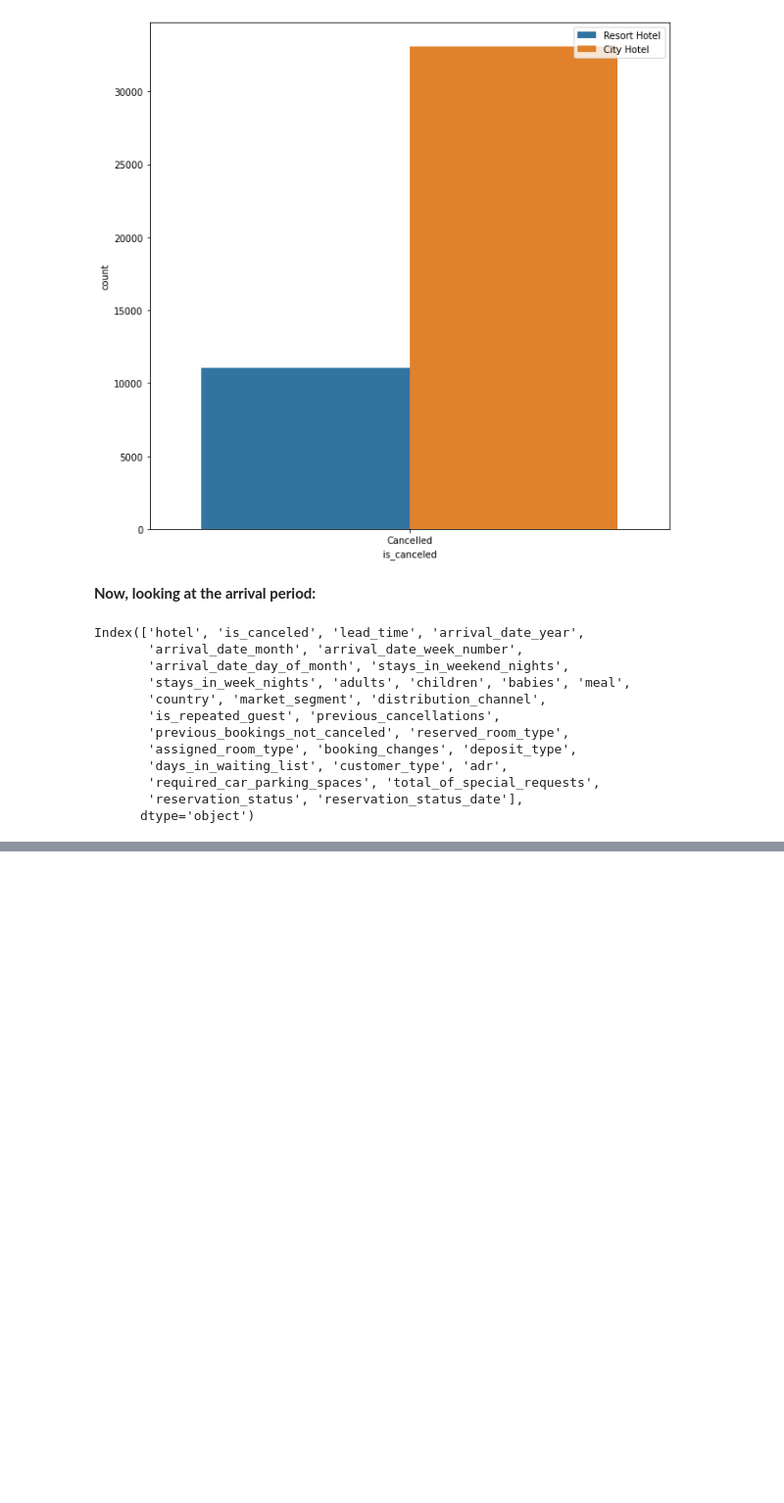
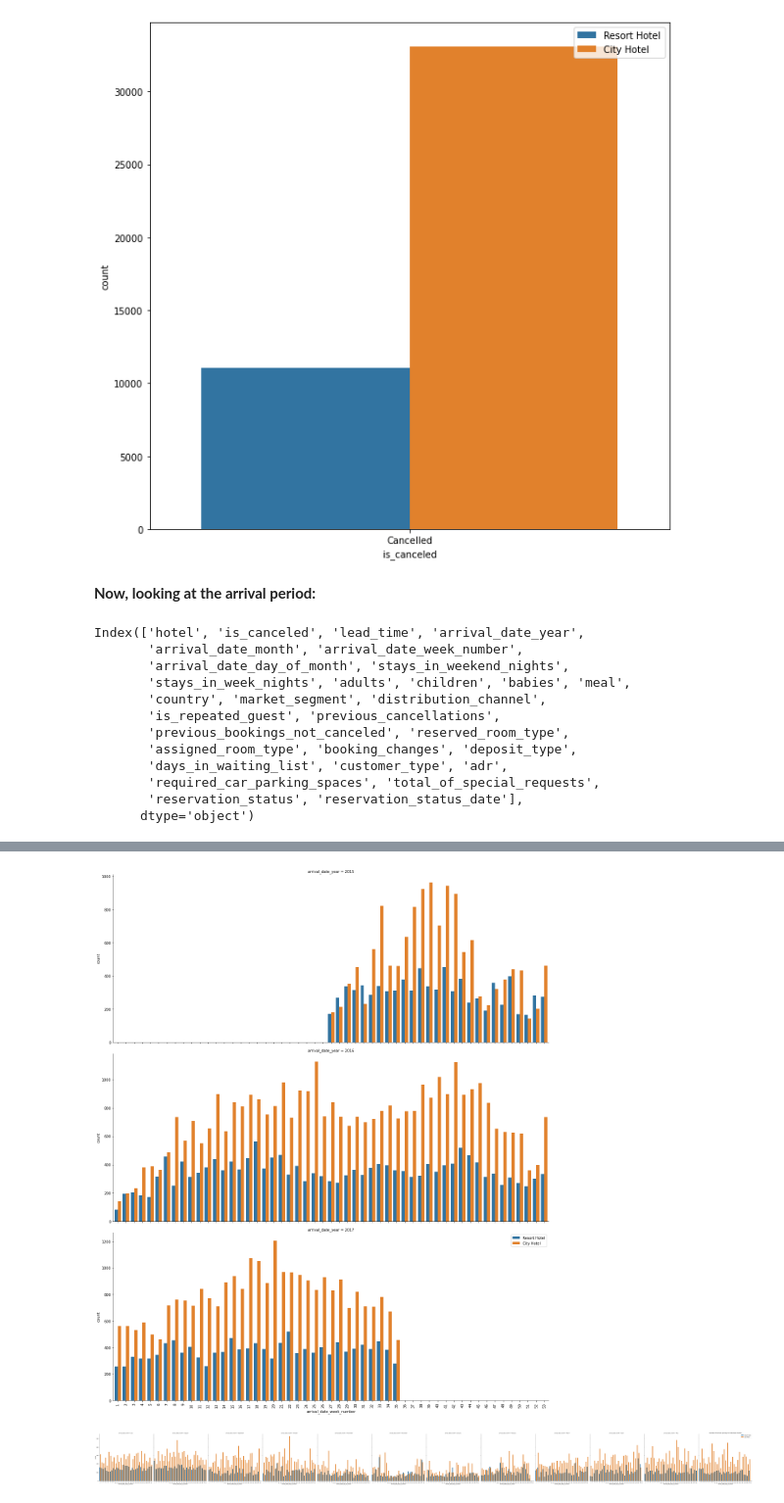
Before and after one commit to V-dit/EDA-hotel-booking-analysis, a Jupyter notebook: Hotel_Booking_Analysis_Capstone_Project.ipynb, the cells around one changed output, grey strips where cells are left out. Shown at 98% size. Drawn from its saved outputs; the diff is of its cells as text; code cells hidden in the pictures; blank space fills up the shorter version.

```diff
--- a/Hotel_Booking_Analysis_Capstone_Project.ipynb
+++ b/Hotel_Booking_Analysis_Capstone_Project.ipynb
@@ -488,0 +501,19 @@ plt.tight_layout()
+# %%
+plot = sns.catplot(x = 'arrival_date_week_number', hue = 'hotel', col = 'arrival_date_year',col_wrap=1,
+            data = a, kind="count", height=7, aspect=2.5, legend = False, legend_out = True, sharex=True, sharey=False)
+plt.legend(loc='upper right')
+for axes in plot.axes.flat:
+    _ = axes.set_xticklabels(axes.get_xticklabels(), rotation=90)
+plt.tight_layout()
+# %% [output]
+[figure, added]
+# %%
+plot = sns.catplot(x = 'arrival_date_day_of_month', hue = 'hotel', col = 'arrival_date_month',
+            data = a, kind="count", height=7, aspect=1, legend = False)
+plt.legend(loc='upper right')
+plt.title('Number of Arrivals per day for individual months')
+for axes in plot.axes.flat:
+    _ = axes.set_xticklabels(axes.get_xticklabels(), rotation=90)
+plt.tight_layout()
+# %% [output]
+[figure, added]
```
Also changed, not shown: parts of 16 cells of this notebook.
